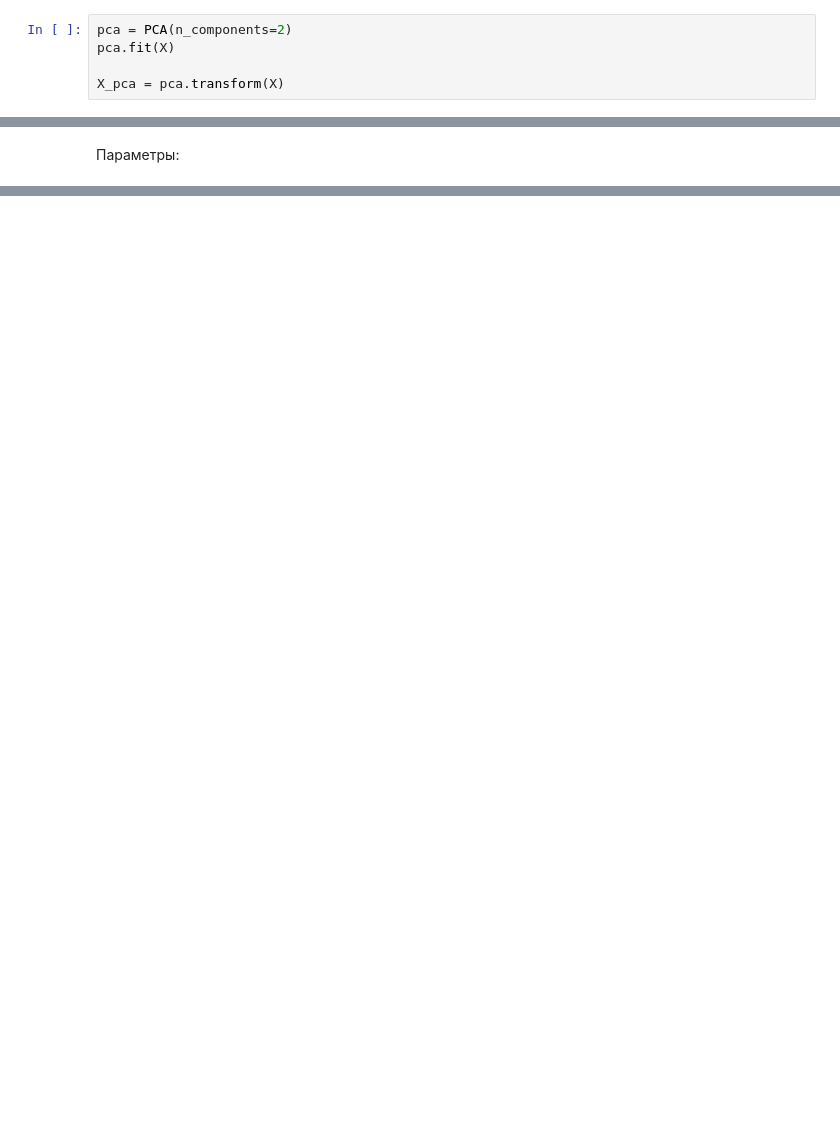
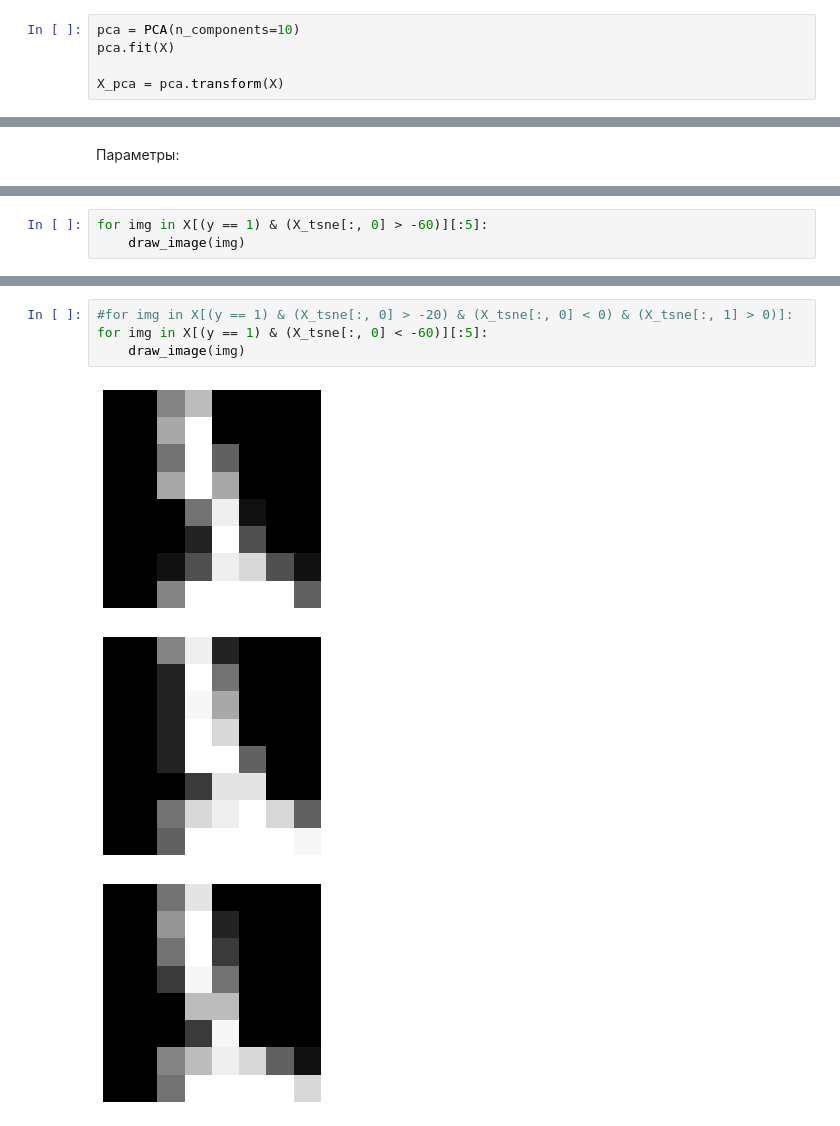
Before and after one commit to rgabdullin/MLDA2021, a Jupyter notebook: classes/week08/seminar08.ipynb, the cells around one changed output, grey strips where cells are left out. Cells and saved outputs as stored; diff of their text form; blank space fills up the shorter version.

```diff
--- a/classes/week08/seminar08.ipynb
+++ b/classes/week08/seminar08.ipynb
@@ -237,5 +443,5 @@ plt.show()
 # %%
-pca = PCA(n_components=2)
+pca = PCA(n_components=10)
 pca.fit(X)
 
 X_pca = pca.transform(X)
@@ -269,0 +488,3 @@ plt.show()
+# %%
+for img in X[(y == 1) & (X_tsne[:, 0] > -60)][:5]:
+    draw_image(img)
@@ -269,0 +497,8 @@ plt.show()
+# %%
+#for img in X[(y == 1) & (X_tsne[:, 0] > -20) & (X_tsne[:, 0] < 0) & (X_tsne[:, 1] > 0)]:
+for img in X[(y == 1) & (X_tsne[:, 0] < -60)][:5]:
+    draw_image(img)
+# %% [output]
+[figure, added]
+[figure, added]
+[figure, added]
```
Also changed, not shown: parts of 40 cells of this notebook.
